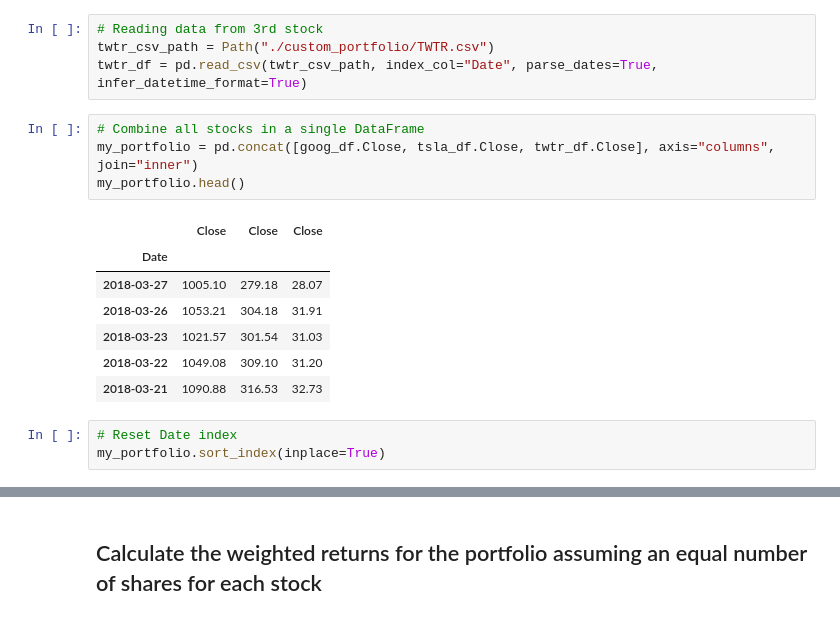
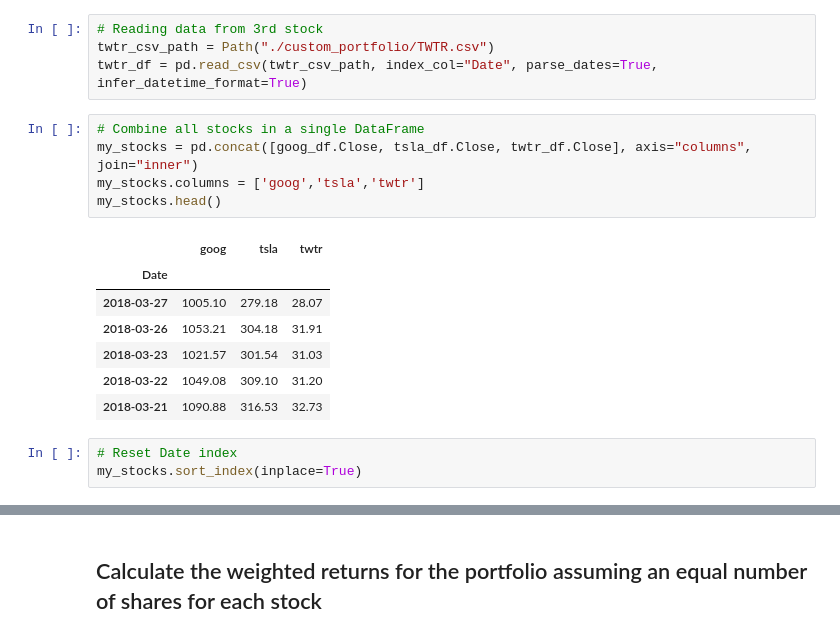
Before and after one commit to mmsaki/whale_portfolio, a Jupyter notebook: whale_analysis.ipynb, the cells around one changed output, grey strips where cells are left out. Saved outputs shown, nothing was run; the diff lists cells and outputs as text.

```diff
--- a/whale_analysis.ipynb
+++ b/whale_analysis.ipynb
@@ -362,10 +356,11 @@ twtr_csv_path = Path("./custom_portfolio/TWTR.csv")
 twtr_df = pd.read_csv(twtr_csv_path, index_col="Date", parse_dates=True, infer_datetime_format=True)
 # %%
 # Combine all stocks in a single DataFrame
-my_portfolio = pd.concat([goog_df.Close, tsla_df.Close, twtr_df.Close], axis="columns", join="inner")
-my_portfolio.head()
+my_stocks = pd.concat([goog_df.Close, tsla_df.Close, twtr_df.Close], axis="columns", join="inner")
+my_stocks.columns = ['goog','tsla','twtr']
+my_stocks.head()
 # %% [output]
-|  | Close | Close | Close |
+|  | goog | tsla | twtr |
 | Date |  |  |  |
 | 2018-03-27 | 1005.10 | 279.18 | 28.07 |
 | 2018-03-26 | 1053.21 | 304.18 | 31.91 |
@@ -374,6 +369,6 @@ my_portfolio.head()
 | 2018-03-21 | 1090.88 | 316.53 | 32.73 |
 # %%
 # Reset Date index
-my_portfolio.sort_index(inplace=True)
+my_stocks.sort_index(inplace=True)
 # %%
 # Reorganize portfolio data by having a column per symbol
```
Also changed, not shown: parts of 15 cells of this notebook.
